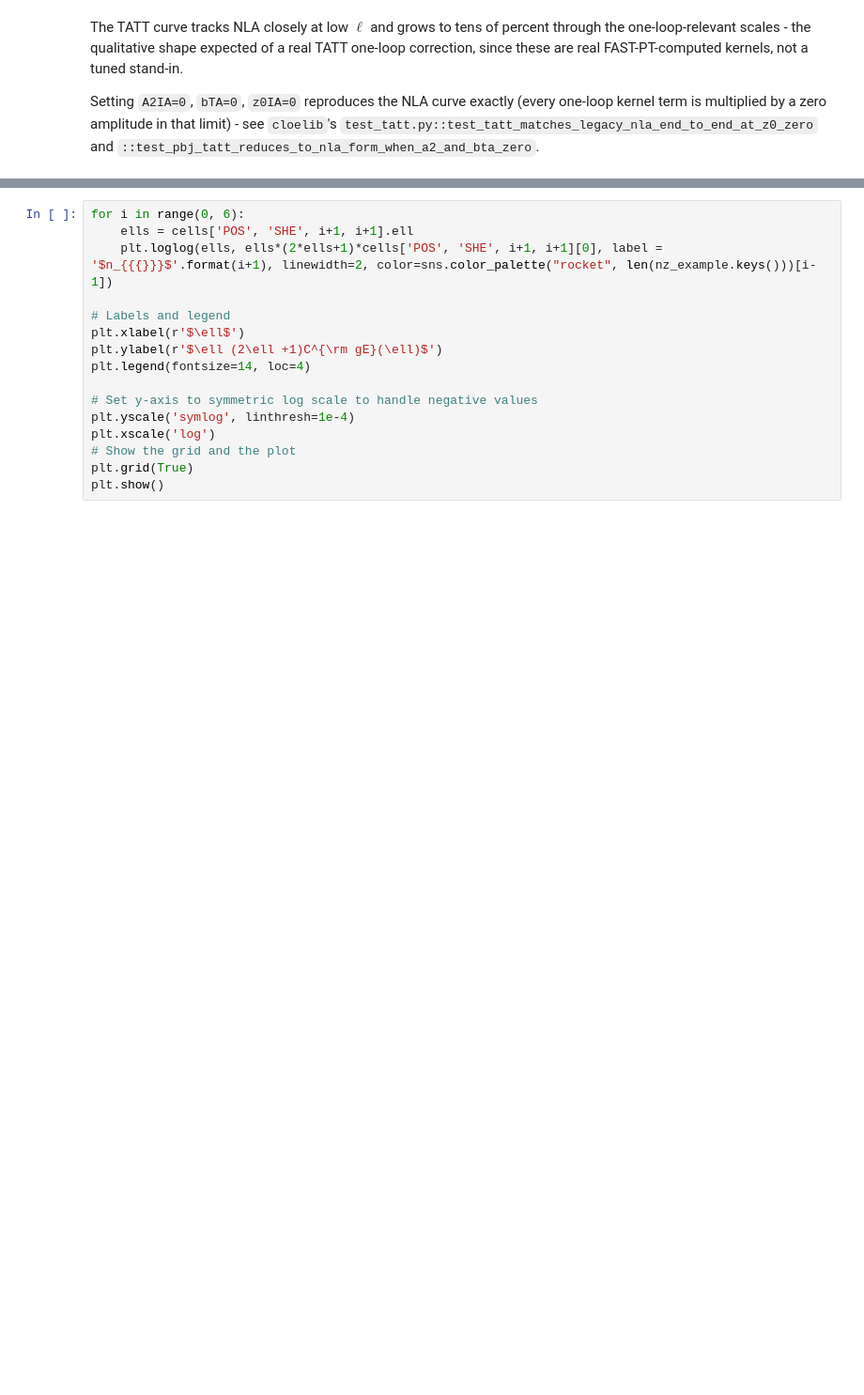
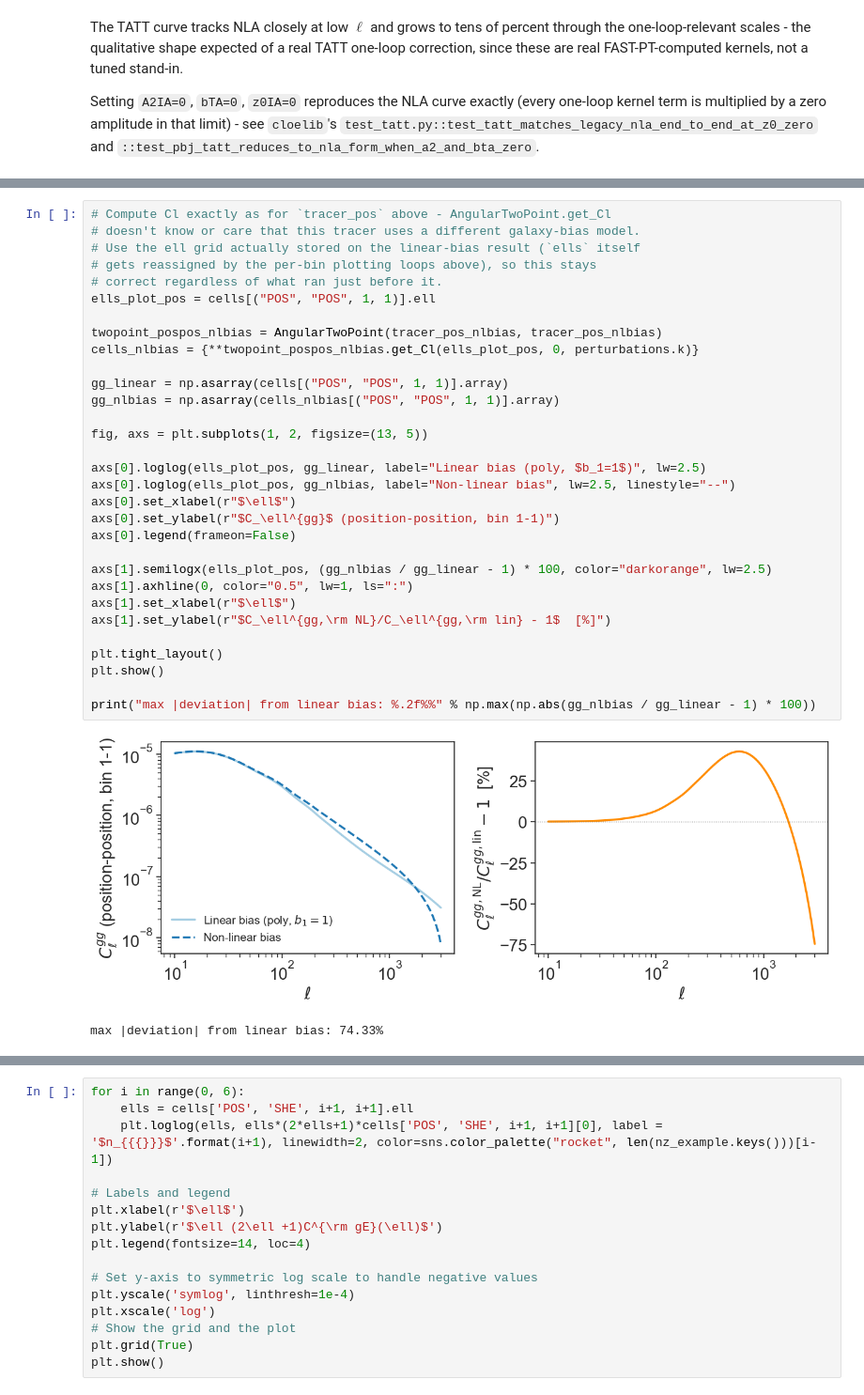
Before and after one commit to cloe-org/playground, a Jupyter notebook: tutorials/observables/photo.ipynb, the cells around one changed output, grey strips where cells are left out. Shown at 94% size. Drawn from its saved outputs; the diff is of its cells as text; blank space fills up the shorter version.

```diff
--- a/tutorials/observables/photo.ipynb
+++ b/tutorials/observables/photo.ipynb
@@ -394,0 +495,34 @@ TATT/NLA time ratio:     1.11x
+# %%
+# Compute Cl exactly as for `tracer_pos` above - AngularTwoPoint.get_Cl
+# doesn't know or care that this tracer uses a different galaxy-bias model.
+# Use the ell grid actually stored on the linear-bias result (`ells` itself
+# gets reassigned by the per-bin plotting loops above), so this stays
+# correct regardless of what ran just before it.
+ells_plot_pos = cells[("POS", "POS", 1, 1)].ell
+
+twopoint_pospos_nlbias = AngularTwoPoint(tracer_pos_nlbias, tracer_pos_nlbias)
+cells_nlbias = {**twopoint_pospos_nlbias.get_Cl(ells_plot_pos, 0, perturbations.k)}
+
+gg_linear = np.asarray(cells[("POS", "POS", 1, 1)].array)
+gg_nlbias = np.asarray(cells_nlbias[("POS", "POS", 1, 1)].array)
+
+fig, axs = plt.subplots(1, 2, figsize=(13, 5))
+
+axs[0].loglog(ells_plot_pos, gg_linear, label="Linear bias (poly, $b_1=1$)", lw=2.5)
+axs[0].loglog(ells_plot_pos, gg_nlbias, label="Non-linear bias", lw=2.5, linestyle="--")
+axs[0].set_xlabel(r"$\ell$")
+axs[0].set_ylabel(r"$C_\ell^{gg}$ (position-position, bin 1-1)")
+axs[0].legend(frameon=False)
+
+axs[1].semilogx(ells_plot_pos, (gg_nlbias / gg_linear - 1) * 100, color="darkorange", lw=2.5)
+axs[1].axhline(0, color="0.5", lw=1, ls=":")
+axs[1].set_xlabel(r"$\ell$")
+axs[1].set_ylabel(r"$C_\ell^{gg,\rm NL}/C_\ell^{gg,\rm lin} - 1$  [%]")
+
+plt.tight_layout()
+plt.show()
+
+print("max |deviation| from linear bias: %.2f%%" % np.max(np.abs(gg_nlbias / gg_linear - 1) * 100))
+# %% [output]
+[figure, added]
+max |deviation| from linear bias: 74.33%
```
Also changed, not shown: parts of 15 cells of this notebook.
